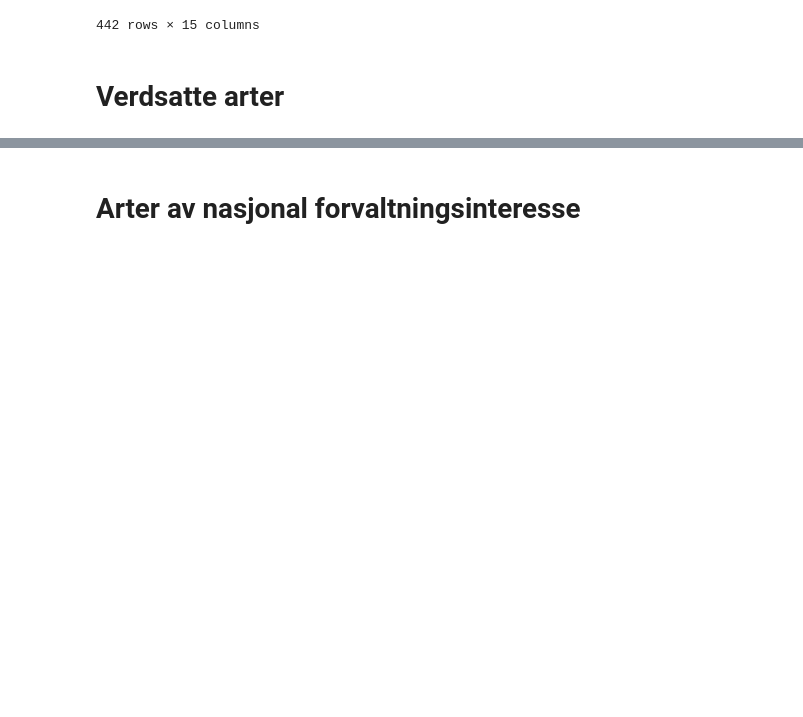
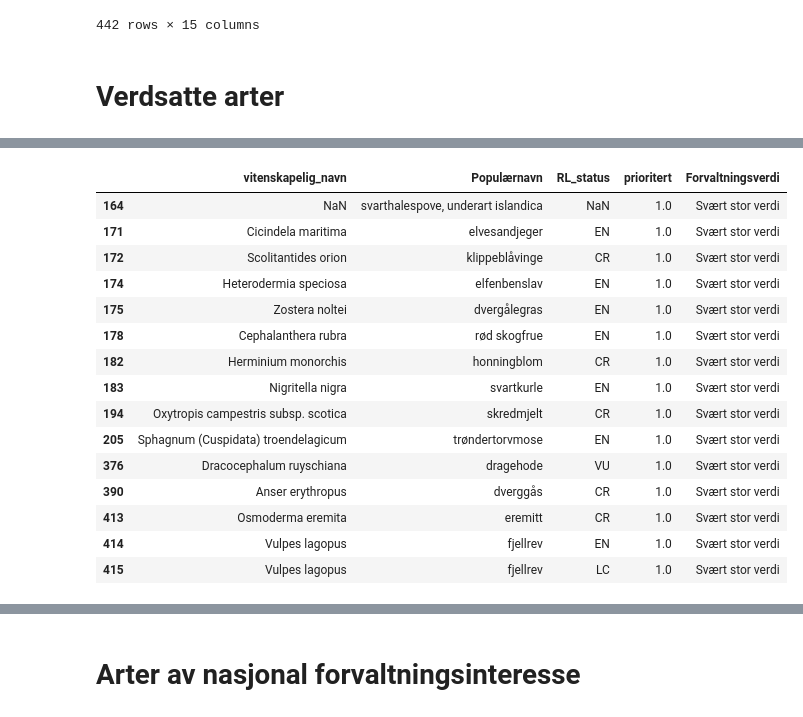
Before and after one commit to egowork/gis_tools, a Jupyter notebook: Artstabeller.ipynb, the cells around one changed output, grey strips where cells are left out. Drawn from its saved outputs; the diff is of its cells as text; code cells hidden in the pictures; blank space fills up the shorter version.

```diff
--- a/Artstabeller.ipynb
+++ b/Artstabeller.ipynb
@@ -118,3 +117,9 @@ display(RL)
 #url = "https://artsdatabanken.no/Fab2018/api/export/csv"
 url = "https://artsdatabanken.no/lister/fremmedartslista/2023?Name=&SortBy=ScientificName&Meta=Visited&IsCheck=Area&IsCheck=dcin&IsCheck=AxBdescription&IsCheck=dcok&IsCheck=AssessedChangedCategory&IsCheck=ClimateAffected&IsCheck=ClimateNotAffected&IsCheck=eds&IsCheck=sal&IsCheck=Insecta&IsCheck=Crustacea&IsCheck=TaxonomicRank&TaxonRank=AssessedAtSameRank&IsCheck=Nta&IsCheck=Ntn&IsCheck=Importation&IsCheck=Introduction&IsCheck=Spread&Export=true"
 FA_l = pd.read_excel(url)
+# %%
+#FA_l[FA_l["Fremmedartsstatus"]=="Fremmedart"]
+FA_l[FA_l["Fremmedartsstatus"]=='Utenfor avgrensningen']
+FA_l = FA_l[~FA_l["Fremmedartsstatus"].isin(['Ikke fremmed'])]
+#FA_l
+#FA_l['Risikokategori 2018'].unique()
@@ -249,6 +254,25 @@ def map_values(row):
 
 # Apply the function to the DataFrame
 AV['Forvaltningsverdi'] = AV.apply(map_values, axis=1)
+# %%
+AV[AV['prioritert']==1][["vitenskapelig_navn","Populærnavn","RL_status","prioritert","Forvaltningsverdi"]]
+# %% [output]
+|  | vitenskapelig_navn | Populærnavn | RL_status | prioritert | Forvaltningsverdi |
+| 164 | NaN | svarthalespove, underart islandica | NaN | 1.0 | Svært stor verdi |
+| 171 | Cicindela maritima | elvesandjeger | EN | 1.0 | Svært stor verdi |
+| 172 | Scolitantides orion | klippeblåvinge | CR | 1.0 | Svært stor verdi |
+| 174 | Heterodermia speciosa | elfenbenslav | EN | 1.0 | Svært stor verdi |
+| 175 | Zostera noltei | dvergålegras | EN | 1.0 | Svært stor verdi |
+| 178 | Cephalanthera rubra | rød skogfrue | EN | 1.0 | Svært stor verdi |
+| 182 | Herminium monorchis | honningblom | CR | 1.0 | Svært stor verdi |
+| 183 | Nigritella nigra | svartkurle | EN | 1.0 | Svært stor verdi |
+| 194 | Oxytropis campestris subsp. scotica | skredmjelt | CR | 1.0 | Svært stor verdi |
+| 205 | Sphagnum (Cuspidata) troendelagicum | trøndertorvmose | EN | 1.0 | Svært stor verdi |
+| 376 | Dracocephalum ruyschiana | dragehode | VU | 1.0 | Svært stor verdi |
+| 390 | Anser erythropus | dverggås | CR | 1.0 | Svært stor verdi |
+| 413 | Osmoderma eremita | eremitt | CR | 1.0 | Svært stor verdi |
+| 414 | Vulpes lagopus | fjellrev | EN | 1.0 | Svært stor verdi |
+| 415 | Vulpes lagopus | fjellrev | LC | 1.0 | Svært stor verdi |
 # %%
 # Function to set criteria based on RL_status
 def set_criteria(row):
```
Also changed, not shown: parts of 22 cells of this notebook.
